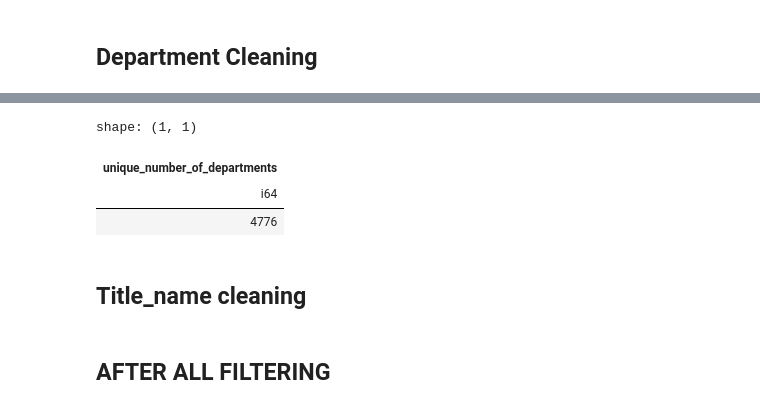
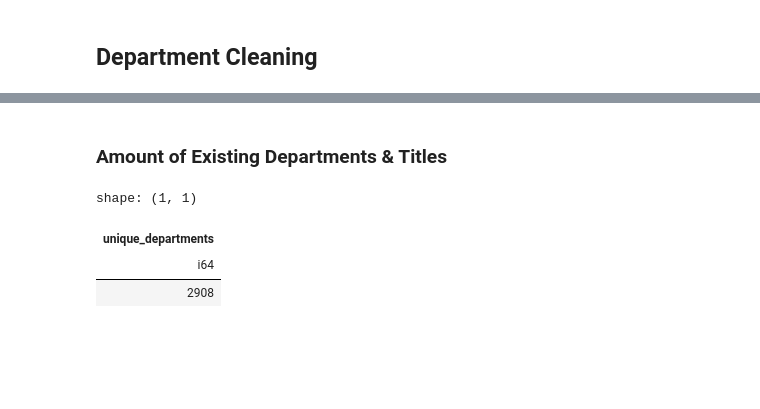
Before and after one commit to CSC4693-Fall-2026/CSC4693, a Jupyter notebook: Faculty/week4_eda.ipynb, the cells around one changed output, grey strips where cells are left out. Saved outputs shown, nothing was run; the diff lists cells and outputs as text; code cells hidden in the pictures; blank space fills up the shorter version.

```diff
--- a/Faculty/week4_eda.ipynb
+++ b/Faculty/week4_eda.ipynb
@@ -119,12 +150,12 @@ shape: (4_777, 2)
+# %% [markdown]
+### Amount of Existing Departments & Titles
 # %%
 duckdb.sql("""
-SELECT COUNT(DISTINCT department) AS unique_number_of_departments
+SELECT COUNT(DISTINCT department) AS unique_departments
 FROM faculty_salaries
            """).pl()
 # %% [output]
 shape: (1, 1)
-| unique_number_of_departments |
+| unique_departments |
 | i64 |
-| 4776 |
+| 2908 |
-# %% [markdown]
-## Title_name cleaning
@@ -169,2 +161,0 @@ df = duckdb.sql("""
-# %% [markdown]
-## AFTER ALL FILTERING
```
Also changed, not shown: parts of 16 cells of this notebook.
